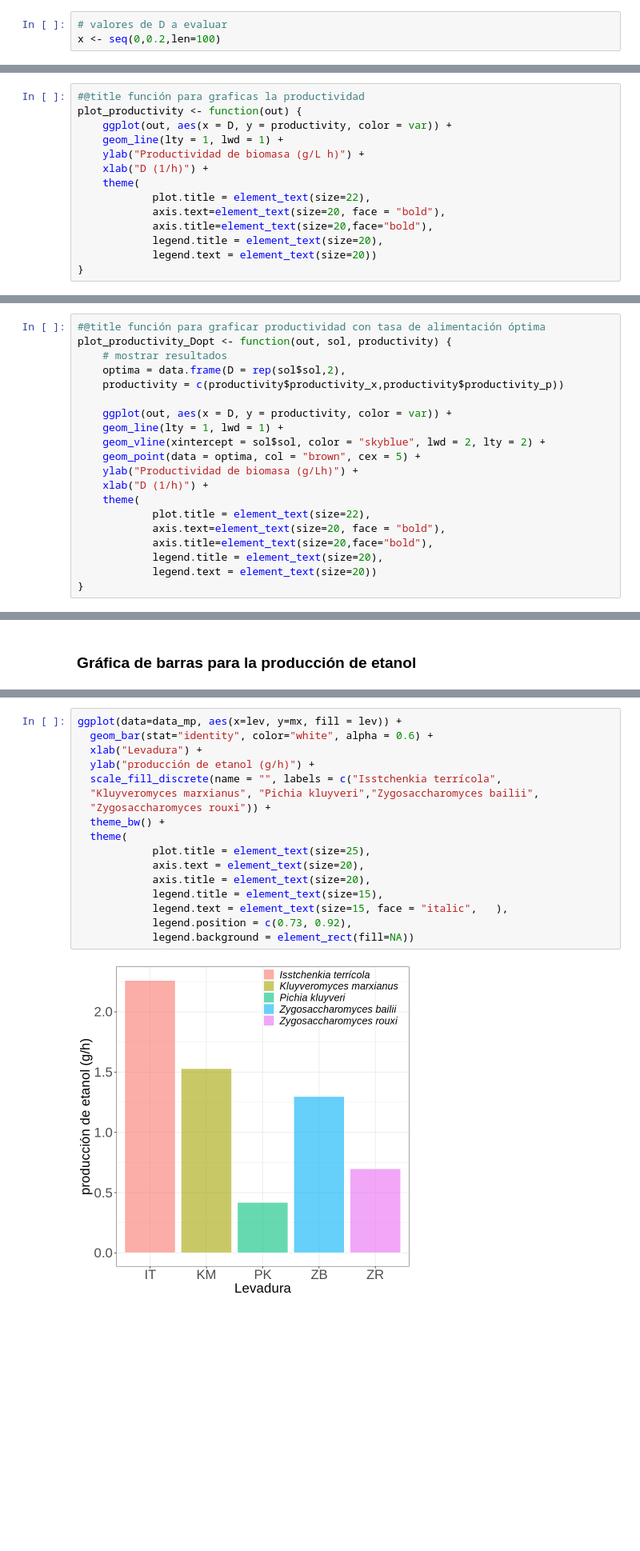
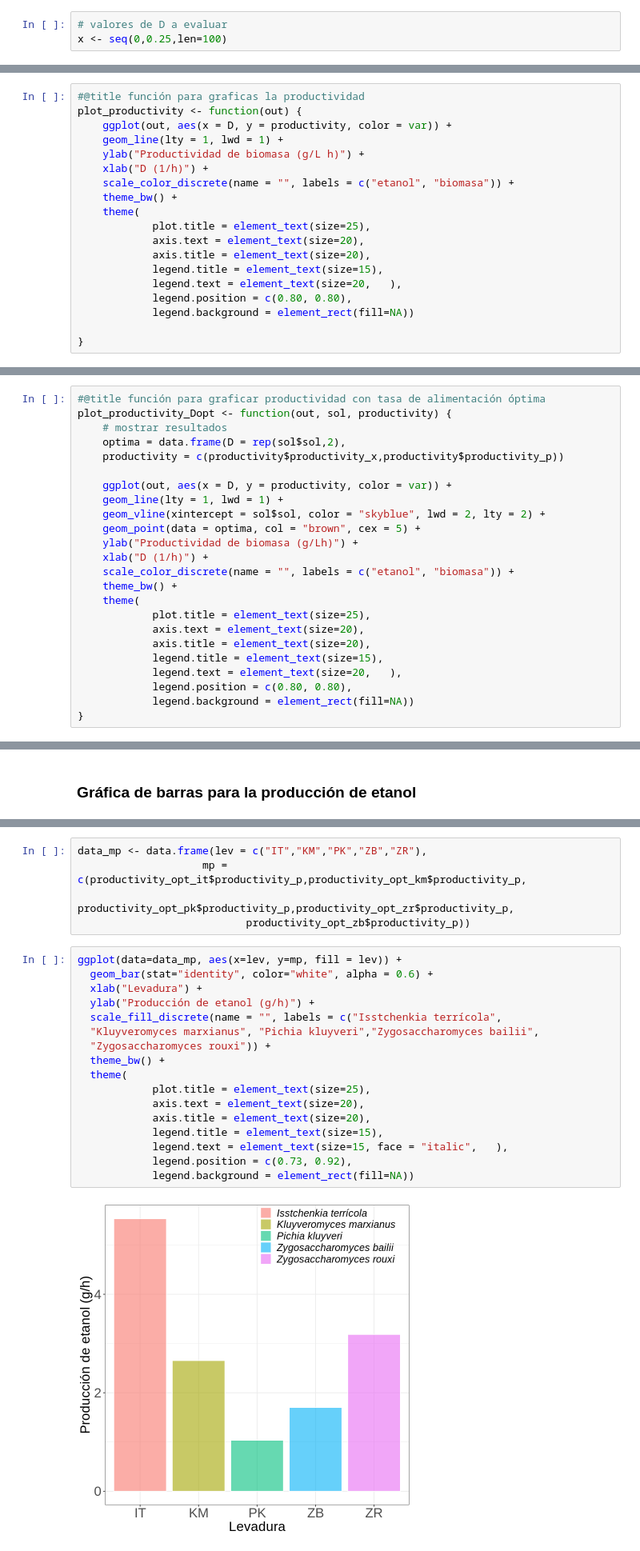
Before and after one commit to JuanM-GG/modelos-tesis, a Jupyter notebook: optimizacion_tasa_dilucion.ipynb, the cells around one changed output, grey strips where cells are left out. Shown at 80% size. Cells and saved outputs as stored; diff of their text form; blank space fills up the shorter version.

```diff
--- a/optimizacion_tasa_dilucion.ipynb
+++ b/optimizacion_tasa_dilucion.ipynb
@@ -46,7 +56,7 @@ productivity_func <- function(x, p) {
 }
 # %%
 # valores de D a evaluar
-x <- seq(0,0.2,len=100)
+x <- seq(0,0.25,len=100)
 # %%
 # obtener productividad
 productivity <- productivity_func(x,p)
@@ -79,12 +89,17 @@ plot_productivity <- function(out) {
     geom_line(lty = 1, lwd = 1) +
     ylab("Productividad de biomasa (g/L h)") +
     xlab("D (1/h)") +
+    scale_color_discrete(name = "", labels = c("etanol", "biomasa")) +
+    theme_bw() +
     theme(
-            plot.title = element_text(size=22),
-            axis.text=element_text(size=20, face = "bold"),
-            axis.title=element_text(size=20,face="bold"),
-            legend.title = element_text(size=20),
-            legend.text = element_text(size=20))
+            plot.title = element_text(size=25),
+            axis.text = element_text(size=20),
+            axis.title = element_text(size=20),
+            legend.title = element_text(size=15),
+            legend.text = element_text(size=20,   ),
+            legend.position = c(0.80, 0.80),
+            legend.background = element_rect(fill=NA))
+
 }
 # %%
 plot_productivity(out)
@@ -157,12 +172,16 @@ plot_productivity_Dopt <- function(out, sol, productivity) {
     geom_point(data = optima, col = "brown", cex = 5) +
     ylab("Productividad de biomasa (g/Lh)") +
     xlab("D (1/h)") +
+    scale_color_discrete(name = "", labels = c("etanol", "biomasa")) +
+    theme_bw() +
     theme(
-            plot.title = element_text(size=22),
-            axis.text=element_text(size=20, face = "bold"),
-            axis.title=element_text(size=20,face="bold"),
-            legend.title = element_text(size=20),
-            legend.text = element_text(size=20))
+            plot.title = element_text(size=25),
+            axis.text = element_text(size=20),
+            axis.title = element_text(size=20),
+            legend.title = element_text(size=15),
+            legend.text = element_text(size=20,   ),
+            legend.position = c(0.80, 0.80),
+            legend.background = element_rect(fill=NA))
 }
 # %%
 plot_productivity_Dopt(out,sol, productivity_opt)
@@ -609,19 +537,24 @@ data_mp <- data.frame(lev = c("IT","KM","PK","ZB","ZR"),
+# %%
+data_mp <- data.frame(lev = c("IT","KM","PK","ZB","ZR"),
+                    mp = c(productivity_opt_it$productivity_p,productivity_opt_km$productivity_p,
+                           productivity_opt_pk$productivity_p,productivity_opt_zr$productivity_p,
+                           productivity_opt_zb$productivity_p))
 # %%
-ggplot(data=data_mp, aes(x=lev, y=mx, fill = lev)) +
+ggplot(data=data_mp, aes(x=lev, y=mp, fill = lev)) +
   geom_bar(stat="identity", color="white", alpha = 0.6) +
   xlab("Levadura") +
-  ylab("producción de etanol (g/h)") +
+  ylab("Producción de etanol (g/h)") +
   scale_fill_discrete(name = "", labels = c("Isstchenkia terrícola",
   "Kluyveromyces marxianus", "Pichia kluyveri","Zygosaccharomyces bailii",
   "Zygosaccharomyces rouxi")) +
   theme_bw() +
   theme(
             plot.title = element_text(size=25),
             axis.text = element_text(size=20),
             axis.title = element_text(size=20),
             legend.title = element_text(size=15),
             legend.text = element_text(size=15, face = "italic",   ),
             legend.position = c(0.73, 0.92),
             legend.background = element_rect(fill=NA))
 # %% [output]
-[figure, old version]
+[figure, new version]
```
Also changed, not shown: parts of 35 cells of this notebook.
